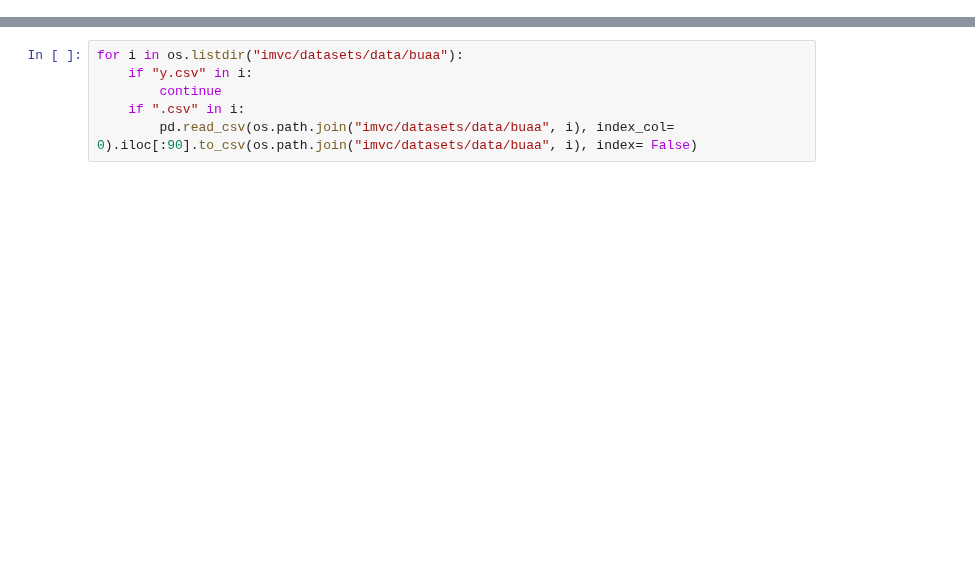
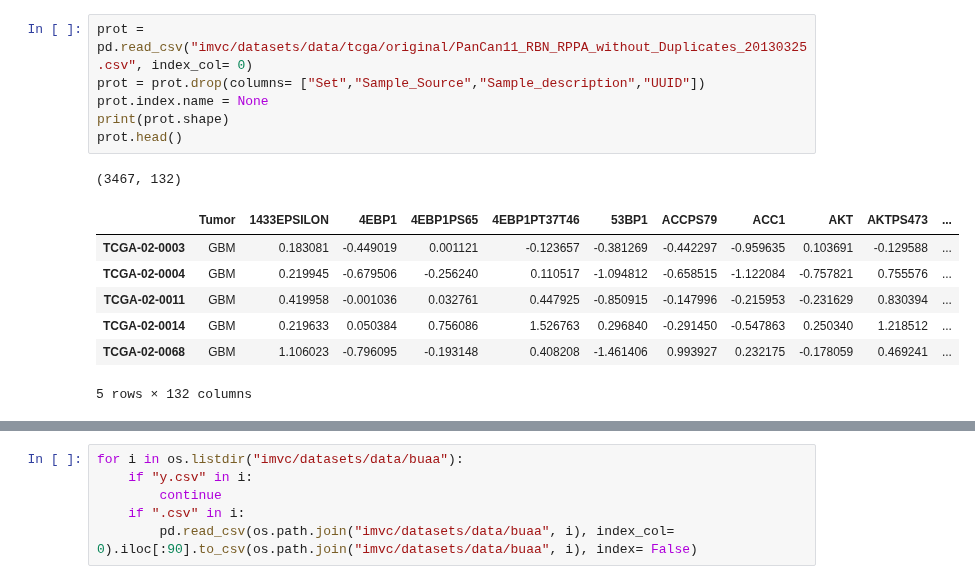
Before and after one commit to RafRomB/imml, a Jupyter notebook: Untitled.ipynb, the cells around one changed output, grey strips where cells are left out. Drawn from its saved outputs; the diff is of its cells as text; blank space fills up the shorter version.

```diff
--- a/Untitled.ipynb
+++ b/Untitled.ipynb
@@ -281,0 +400,15 @@ unfinished_results.drop(unfinished_results.loc[["bbcsport"]].xs(0, level=2, drop
+# %%
+prot = pd.read_csv("imvc/datasets/data/tcga/original/PanCan11_RBN_RPPA_without_Duplicates_20130325.csv", index_col= 0)
+prot = prot.drop(columns= ["Set","Sample_Source","Sample_description","UUID"])
+prot.index.name = None
+print(prot.shape)
+prot.head()
+# %% [output]
+(3467, 132)
+|  | Tumor | 1433EPSILON | 4EBP1 | 4EBP1PS65 | 4EBP1PT37T46 | 53BP1 | ACCPS79 | ACC1 | AKT | AKTPS473 | ... |
+| TCGA-02-0003 | GBM | 0.183081 | -0.449019 | 0.001121 | -0.123657 | -0.381269 | -0.442297 | -0.959635 | 0.103691 | -0.129588 | ... |
+| TCGA-02-0004 | GBM | 0.219945 | -0.679506 | -0.256240 | 0.110517 | -1.094812 | -0.658515 | -1.122084 | -0.757821 | 0.755576 | ... |
+| TCGA-02-0011 | GBM | 0.419958 | -0.001036 | 0.032761 | 0.447925 | -0.850915 | -0.147996 | -0.215953 | -0.231629 | 0.830394 | ... |
+| TCGA-02-0014 | GBM | 0.219633 | 0.050384 | 0.756086 | 1.526763 | 0.296840 | -0.291450 | -0.547863 | 0.250340 | 1.218512 | ... |
+| TCGA-02-0068 | GBM | 1.106023 | -0.796095 | -0.193148 | 0.408208 | -1.461406 | 0.993927 | 0.232175 | -0.178059 | 0.469241 | ... |
+5 rows × 132 columns
```
Also changed, not shown: parts of 184 cells of this notebook, 10 other files.
